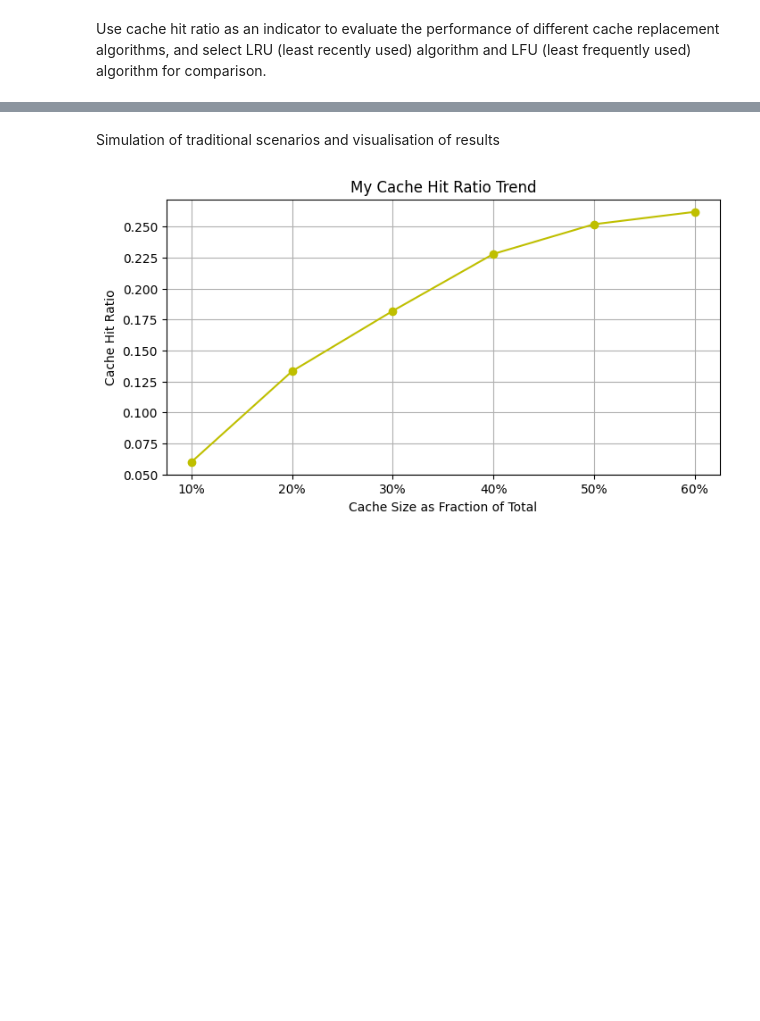
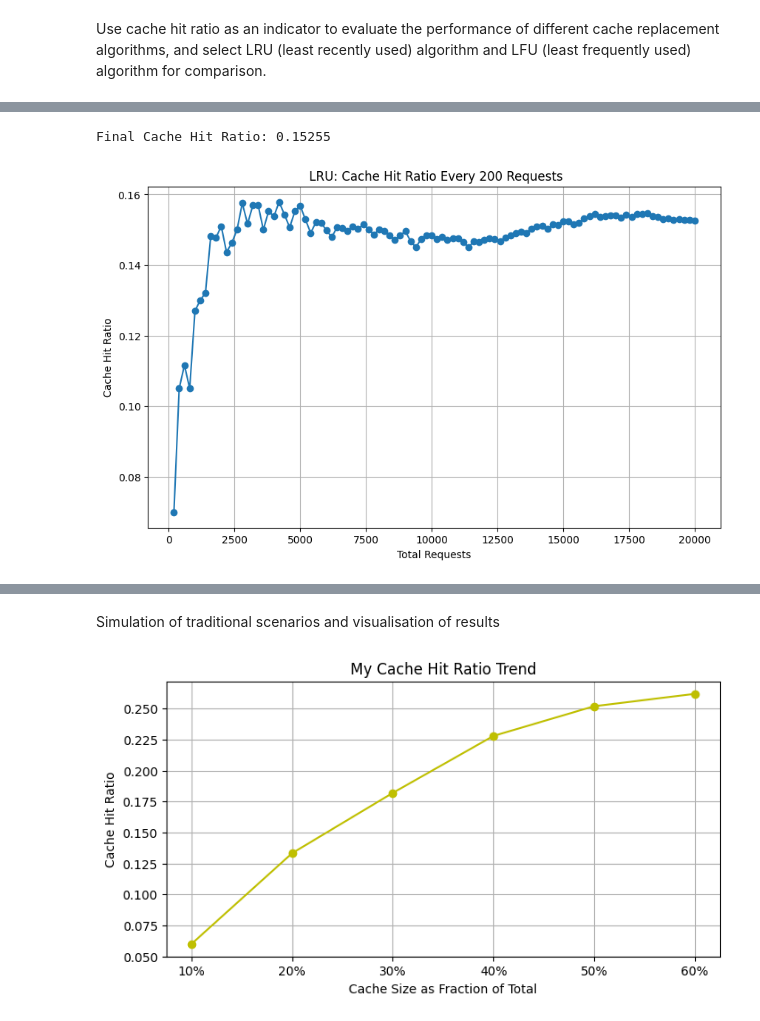
Before and after one commit to cifiyoo/hwt-project, a Jupyter notebook: hwt-project.ipynb, the cells around one changed output, grey strips where cells are left out. Cells and saved outputs as stored; diff of their text form; code cells hidden in the pictures; blank space fills up the shorter version.

```diff
--- a/hwt-project.ipynb
+++ b/hwt-project.ipynb
@@ -1195 +1177,56 @@ Cache Hit Ratio: 0.03340
+# %%
+import pandas as pd
+import matplotlib.pyplot as plt
+from collections import OrderedDict
+
+
+user_caches = {}
+cache_hits = 0
+total_requests = 0
+interval_cache_hit_ratios = []
+
+# Traverse every row in the DataFrame
+for index, row in future_requests.iterrows():
+    user_id = row['user_id']
+    movie_id = row['movie_id']
+    total_requests += 1
+
+    # Check if this movie_id is already in this user's cache
+    if user_id not in user_caches:
+        user_caches[user_id] = OrderedDict()
+
+    if movie_id in user_caches[user_id]:
+        cache_hits += 1
+        # Move to the end of OrderedDict to indicate recent usage
+        user_caches[user_id].move_to_end(movie_id)
+    else:
+        # Add to cache if not already cached
+        if len(user_caches[user_id]) < 60:
+            user_caches[user_id][movie_id] = None
+        else:
+            # Remove the oldest movie if cache size is 10
+            oldest_movie, _ = user_caches[user_id].popitem(last=False)
+            user_caches[user_id][movie_id] = None
+
+    # Calculate cache hit rate at each 200-request interval
+    if total_requests % 200 == 0:
+        cache_hit_ratio = cache_hits / total_requests
+        interval_cache_hit_ratios.append(cache_hit_ratio)
+        # print(f"Request {total_requests}: Cache Hit Ratio: {cache_hit_ratio:.5f}")
+
+# Final cache hit ratio
+cache_hit_ratio = cache_hits / total_requests if total_requests > 0 else 0
+print(f"Final Cache Hit Ratio: {cache_hit_ratio:.5f}")
+
+# Plotting the cache hit ratio
+plt.figure(figsize=(10, 6))
+plt.plot(range(200, total_requests+1, 200), interval_cache_hit_ratios, marker='o')
+plt.xlabel('Total Requests')
+plt.ylabel('Cache Hit Ratio')
+plt.title(' LRU: Cache Hit Ratio Every 200 Requests')
+plt.grid(True)
+plt.show()
+# %% [output]
+Final Cache Hit Ratio: 0.15255
+[figure, added]
 # %%
```
Also changed, not shown: parts of 5 cells of this notebook.
